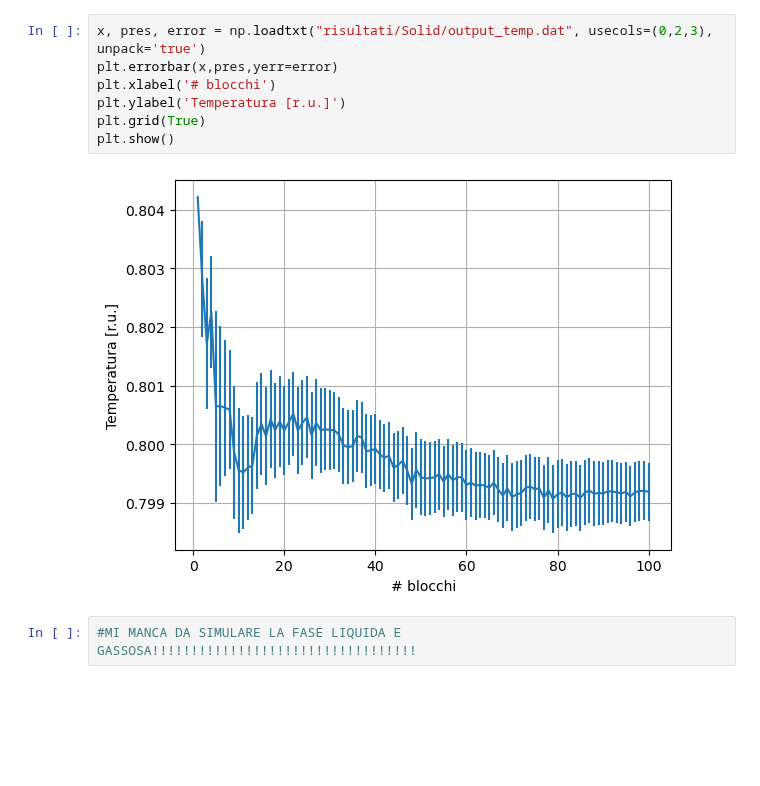
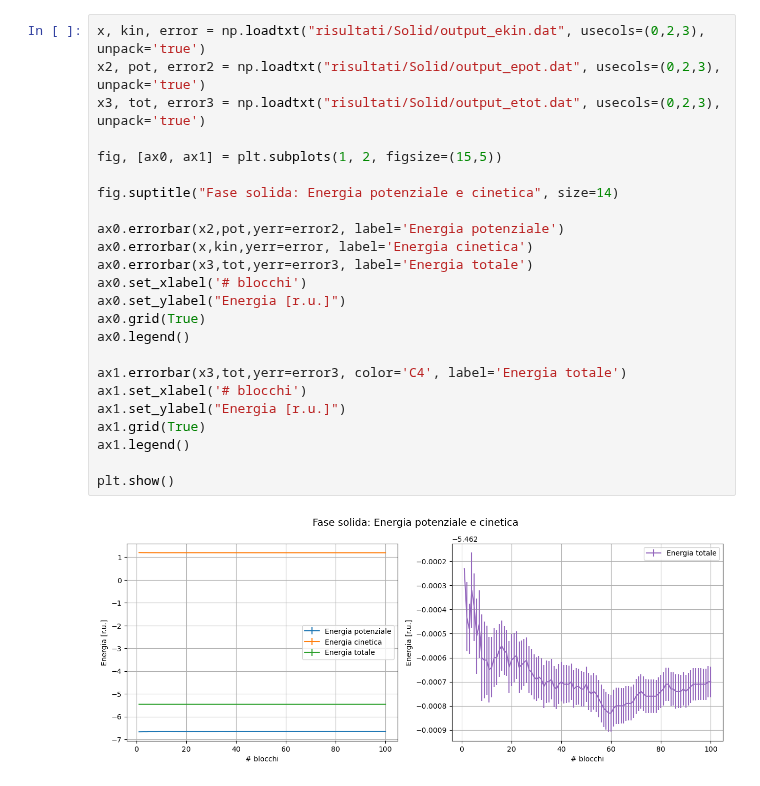
Before and after one commit to paolo-magnani/Esercizi_LSN, a Jupyter notebook: Es04/Paolo_Magnani_Esercitazione_4.ipynb, the cells around one changed output. Drawn from its saved outputs; the diff is of its cells as text; blank space fills up the shorter version.

```diff
--- a/Es04/Paolo_Magnani_Esercitazione_4.ipynb
+++ b/Es04/Paolo_Magnani_Esercitazione_4.ipynb
@@ -44,11 +61,26 @@ plt.show()
-# %%
-x, pres, error = np.loadtxt("risultati/Solid/output_temp.dat", usecols=(0,2,3), unpack='true')
-plt.errorbar(x,pres,yerr=error)
-plt.xlabel('# blocchi')
-plt.ylabel('Temperatura [r.u.]')
-plt.grid(True)
-plt.show()
-# %% [output]
-[figure, removed]
-# %%
-#MI MANCA DA SIMULARE LA FASE LIQUIDA E GASSOSA!!!!!!!!!!!!!!!!!!!!!!!!!!!!!!!!!!
+# %%
+x, kin, error = np.loadtxt("risultati/Solid/output_ekin.dat", usecols=(0,2,3), unpack='true')
+x2, pot, error2 = np.loadtxt("risultati/Solid/output_epot.dat", usecols=(0,2,3), unpack='true')
+x3, tot, error3 = np.loadtxt("risultati/Solid/output_etot.dat", usecols=(0,2,3), unpack='true')
+
+fig, [ax0, ax1] = plt.subplots(1, 2, figsize=(15,5))
+
+fig.suptitle("Fase solida: Energia potenziale e cinetica", size=14)
+
+ax0.errorbar(x2,pot,yerr=error2, label='Energia potenziale')
+ax0.errorbar(x,kin,yerr=error, label='Energia cinetica')
+ax0.errorbar(x3,tot,yerr=error3, label='Energia totale')
+ax0.set_xlabel('# blocchi')
+ax0.set_ylabel("Energia [r.u.]")
+ax0.grid(True)
+ax0.legend()
+
+ax1.errorbar(x3,tot,yerr=error3, color='C4', label='Energia totale')
+ax1.set_xlabel('# blocchi')
+ax1.set_ylabel("Energia [r.u.]")
+ax1.grid(True)
+ax1.legend()
+
+plt.show()
+# %% [output]
+[figure, added]
```
Also changed, not shown: parts of 20 cells of this notebook, 22 other files.
